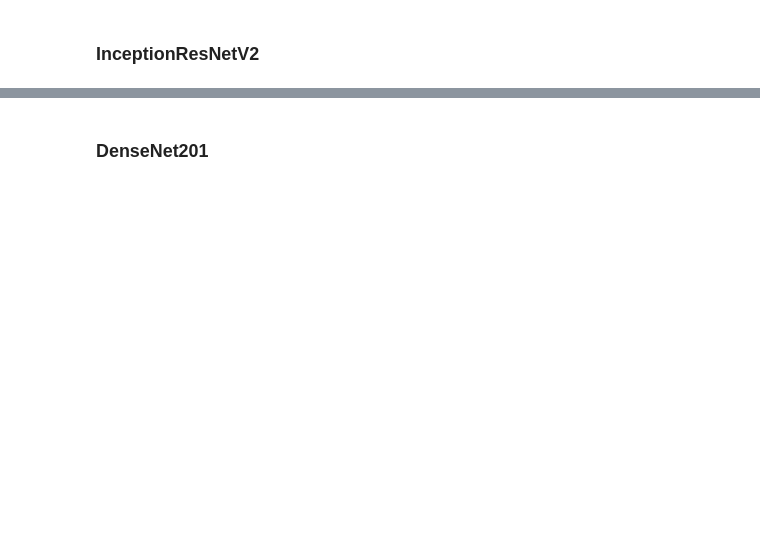
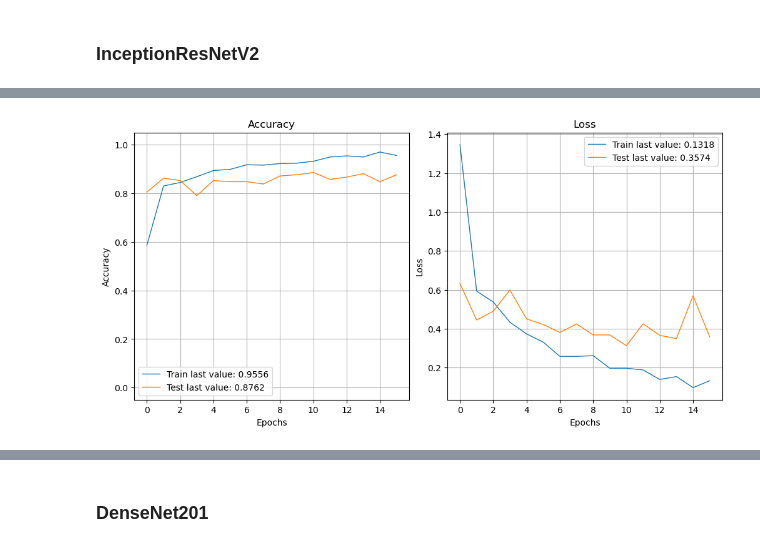
Before and after one commit to Stely-data/OC-Projet-6, a Jupyter notebook: Deveau_Estelle_5_notebook_img_classification_042024.ipynb, the cells around one changed output, grey strips where cells are left out. Cells and saved outputs as stored; diff of their text form; code cells hidden in the pictures; blank space fills up the shorter version.

```diff
--- a/Deveau_Estelle_5_notebook_img_classification_042024.ipynb
+++ b/Deveau_Estelle_5_notebook_img_classification_042024.ipynb
@@ -215,8 +216,8 @@ X_train_inceptionresnetv2, X_val_inceptionresnetv2, X_test_inceptionresnetv2 = p
 model_inceptionresnetv2 = create_model_fct(base_model_name='InceptionResNetV2')
 # %%
 # Entraînement du modèle
-model_iresnetv2, history_iressnetv2, duration_iresnetv2 = train_model(model_inceptionresnetv2, X_train_inceptionresnetv2,
-                                                                      y_train, X_val_inceptionresnetv2, y_val,
-                                                                      model_save_path="./model_inceptionresnetv2_best.weights.h5")
+model_iresnetv2, duration_iresnetv2 = train_model(model_inceptionresnetv2, X_train_inceptionresnetv2,
+                                                  y_train, X_val_inceptionresnetv2, y_val,
+                                                  model_save_path="./model_inceptionresnetv2_best.weights.h5")
 # %% [output]
 Epoch 1/50
@@ -239,3 +240,4 @@ Epoch 19: early stopping
+[figure, added]
 # %%
 # Évaluation du modèle
 loss_inceptionresnetv2, accuracy_inceptionresnetv2, ari_score_inceptionresnetv2 = evaluate_model(model_iresnetv2,
```
Also changed, not shown: parts of 27 cells of this notebook, 3 other files.
